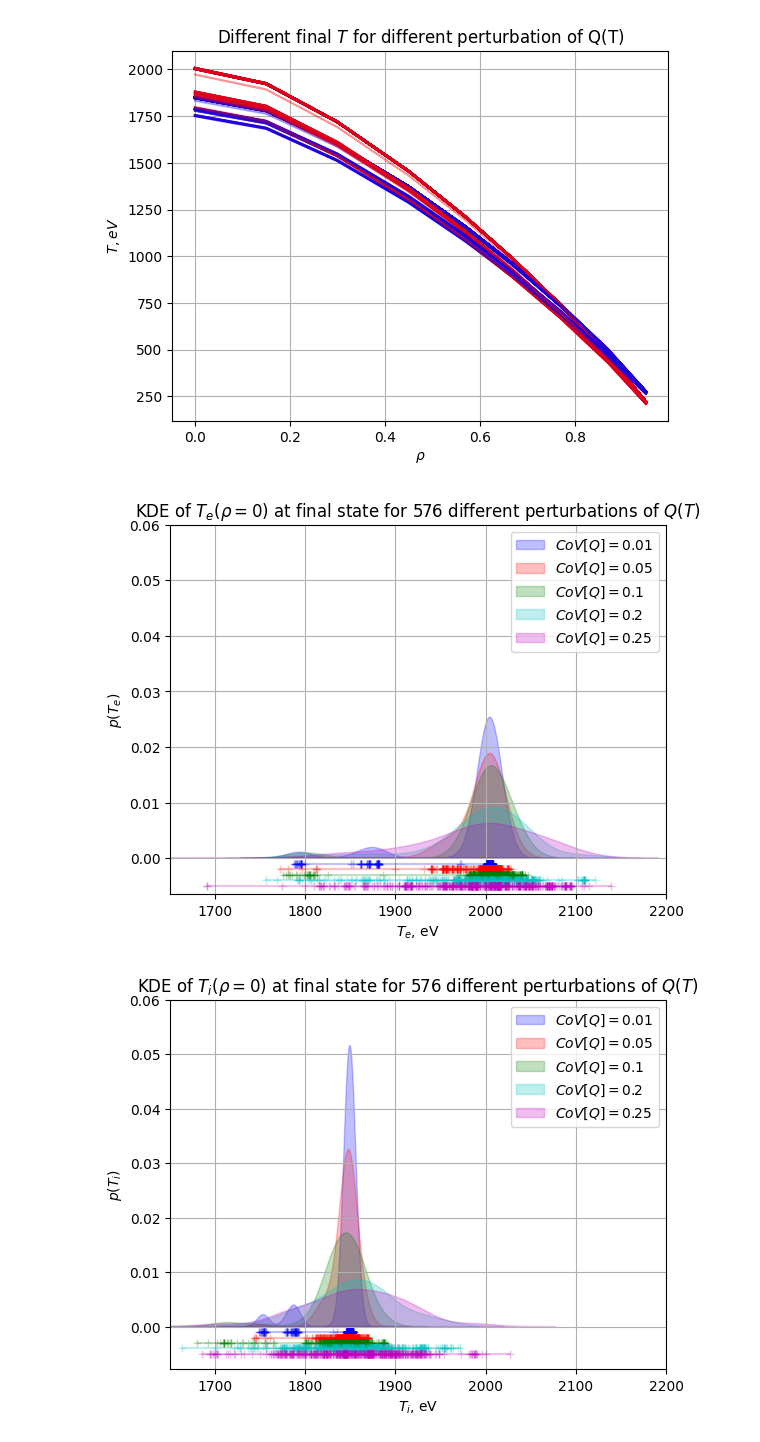
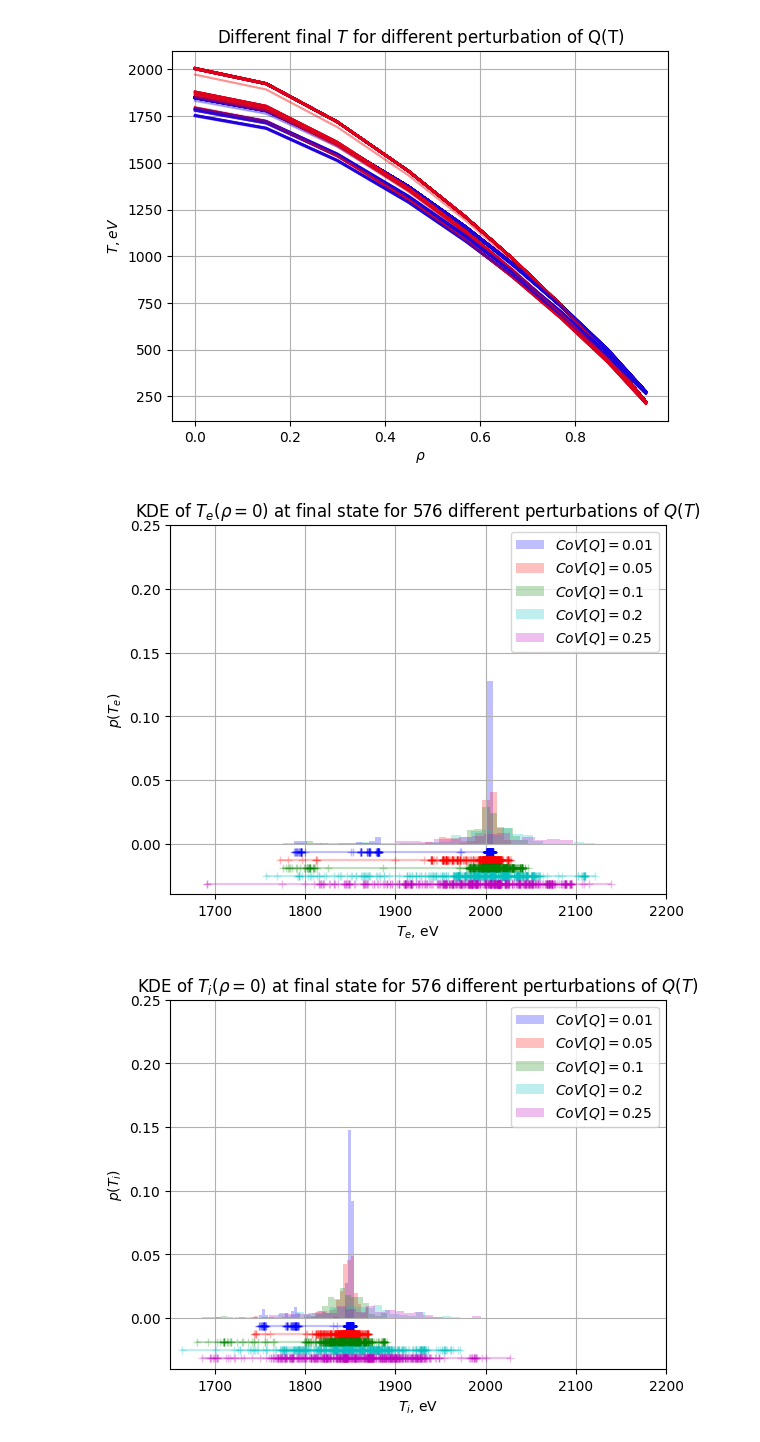
Before and after one commit to vecma-ipp/MFW, a Jupyter notebook: uq/basicda/surrogate_scans.ipynb, the cells around one changed output. Saved outputs shown, nothing was run; the diff lists cells and outputs as text; code cells hidden in the pictures.

Commit message:
Postprocessing: checking equilibrium + histograms

```diff
--- a/uq/basicda/surrogate_scans.ipynb
+++ b/uq/basicda/surrogate_scans.ipynb
@@ -691,21 +691,21 @@ species = ['e', 'i']
 
 n_scan_tries = len(cov_inputs)
 
-dist_list  = [-1E-3*(i+1) for i in range(n_scan_tries)]
+n_runs = len(data_list[0].index)
+
+ylim = 0.15 #n_runs #fraction is for KDE
+xlim = (1650., 2200.)
+
+dist_list  = [ylim*-2.5E-2*(i+1) for i in range(n_scan_tries)]
 color_list = ['b', 'r', 'g', 'c', 'm', 'y']
 
 alpha_transp = 0.25
 
-ylim = 0.06
-xlim = (1650., 2200.)
-
+nbins = 32
 resol = 1024
-nbins = 32
 expand_factor = 0.025
 
 coord = 0
-
-n_runs = len(data_list[0].index)
 
 kde_kernel = 'gaussian' #'tophat'
 
@@ -713,39 +713,43 @@ for sp in species:
 
     fig, ax = plt.subplots()
 
     for i in range(len(data_list)):
 
         data = data_list[i][f"t{sp}_value_{coord}"]
         data = np.array(data)
 
         # make a KDE model: TODO automatic bw estimator
-        bw = (data.max() - data.min()) / (nbins//2)
+        bw = (data.max() - data.min()) / (nbins//4)
         kde = KernelDensity(kernel=kde_kernel, bandwidth=bw).fit(data)
 
         # prepare data for plotting
         x_plot = np.linspace(data.min()*(1-expand_factor),data.max()*(1+expand_factor), resol)[:, np.newaxis]
         log_dens = kde.score_samples(x_plot)
 
-        # # histogram
-        # ax.hist(data, alpha=alpha_transp, color=color_list[i], label=f"$CoV[Q]={cov_inputs[i]}$")
+        # histogram
+        norm = data.sum()
+        ax.hist(data, bins=nbins,
+                density=True, histtype='stepfilled',
+                alpha=alpha_transp, color=color_list[i], label=f"$CoV[Q]={cov_inputs[i]}$")
 
-        ax.fill(x_plot[:, 0], np.exp(log_dens),
-                alpha=alpha_transp,
-                color=color_list[i],
-                label=f"$CoV[Q]={cov_inputs[i]}$")
+        # # KDE plot
+        # ax.fill(x_plot[:, 0], np.exp(log_dens),
+        #         alpha=alpha_transp,
+        #         color=color_list[i],
+        #         label=f"$CoV[Q]={cov_inputs[i]}$")
 
         # pluses for individual readings
         ax.plot(data[:, 0], np.full(data.shape[0], dist_list[i]), marker="+", color=color_list[i], alpha=alpha_transp)
 
     ax.set_ylim(ymax=ylim)
     ax.set_xlim(xlim)
 
     ax.legend(loc='best')
     ax.set_xlabel(f"$T_{sp}$, eV")
     ax.set_ylabel(f"$p(T_{sp})$") #(f"$p(\\cdot)$")
     ax.set_title(f"KDE of $T_{sp}(\\rho={coord})$ at final state for {n_runs} different perturbations of $Q(T)$")
 
     fig.savefig(f"gem0sur_aleatoric_kde_t{sp}.pdf")
 # %% [output]
-[figure, old version]
+[figure, new version]
-[figure, old version]
+[figure, new version]
```
Also changed, not shown: parts of 1 cell of this notebook.
